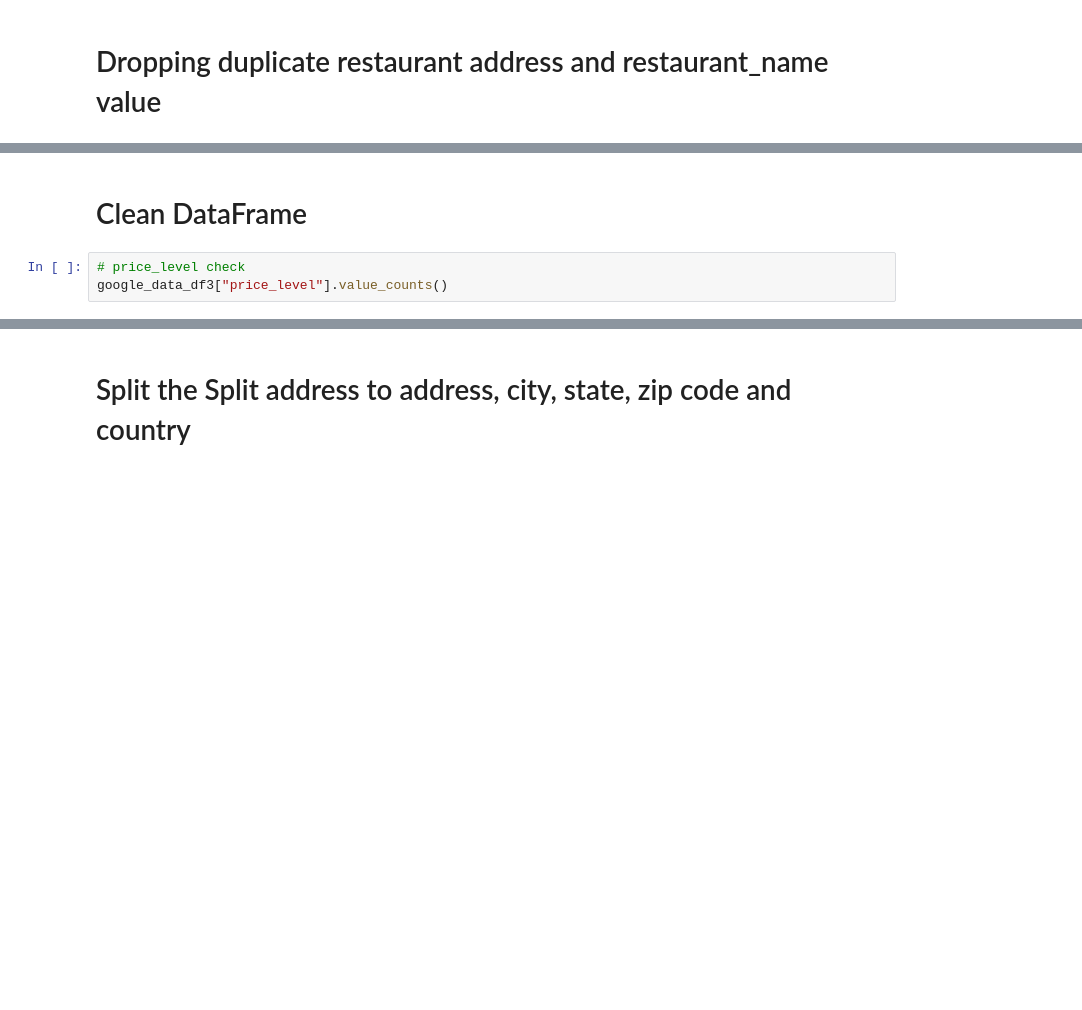
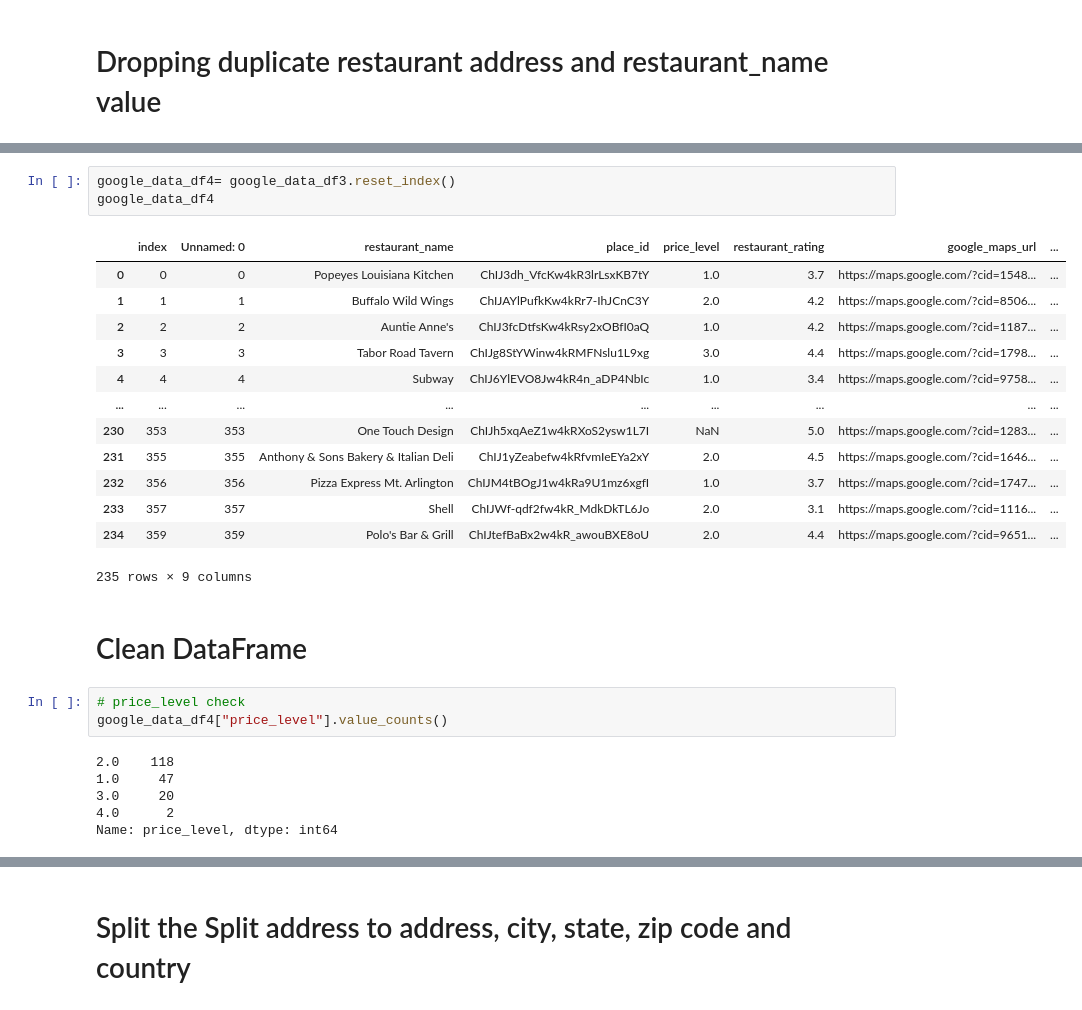
Before and after one commit to deliahellander/ETL-Project, a Jupyter notebook: Transformation/Transformation.ipynb, the cells around one changed output, grey strips where cells are left out. Cells and saved outputs as stored; diff of their text form; blank space fills up the shorter version.

```diff
--- a/Transformation/Transformation.ipynb
+++ b/Transformation/Transformation.ipynb
@@ -414,7 +499,30 @@ google_data_df3
+# %%
+google_data_df4= google_data_df3.reset_index()
+google_data_df4
+# %% [output]
+|  | index | Unnamed: 0 | restaurant_name | place_id | price_level | restaurant_rating | google_maps_url | ... |
+| 0 | 0 | 0 | Popeyes Louisiana Kitchen | ChIJ3dh_VfcKw4kR3lrLsxKB7tY | 1.0 | 3.7 | https://maps.google.com/?cid=1548... | ... |
+| 1 | 1 | 1 | Buffalo Wild Wings | ChIJAYlPufkKw4kRr7-IhJCnC3Y | 2.0 | 4.2 | https://maps.google.com/?cid=8506... | ... |
+| 2 | 2 | 2 | Auntie Anne's | ChIJ3fcDtfsKw4kRsy2xOBfI0aQ | 1.0 | 4.2 | https://maps.google.com/?cid=1187... | ... |
+| 3 | 3 | 3 | Tabor Road Tavern | ChIJg8StYWinw4kRMFNslu1L9xg | 3.0 | 4.4 | https://maps.google.com/?cid=1798... | ... |
+| 4 | 4 | 4 | Subway | ChIJ6YlEVO8Jw4kR4n_aDP4NbIc | 1.0 | 3.4 | https://maps.google.com/?cid=9758... | ... |
+| ... | ... | ... | ... | ... | ... | ... | ... | ... |
+| 230 | 353 | 353 | One Touch Design | ChIJh5xqAeZ1w4kRXoS2ysw1L7I | NaN | 5.0 | https://maps.google.com/?cid=1283... | ... |
+| 231 | 355 | 355 | Anthony & Sons Bakery & Italian Deli | ChIJ1yZeabefw4kRfvmIeEYa2xY | 2.0 | 4.5 | https://maps.google.com/?cid=1646... | ... |
+| 232 | 356 | 356 | Pizza Express Mt. Arlington | ChIJM4tBOgJ1w4kRa9U1mz6xgfI | 1.0 | 3.7 | https://maps.google.com/?cid=1747... | ... |
+| 233 | 357 | 357 | Shell | ChIJWf-qdf2fw4kR_MdkDkTL6Jo | 2.0 | 3.1 | https://maps.google.com/?cid=1116... | ... |
+| 234 | 359 | 359 | Polo's Bar & Grill | ChIJtefBaBx2w4kR_awouBXE8oU | 2.0 | 4.4 | https://maps.google.com/?cid=9651... | ... |
+235 rows × 9 columns
 # %% [markdown]
 # Clean DataFrame
 # %%
 # price_level check
-google_data_df3["price_level"].value_counts()
+google_data_df4["price_level"].value_counts()
+# %% [output]
+2.0    118
+1.0     47
+3.0     20
+4.0      2
+Name: price_level, dtype: int64
 # %%
 # restaurant_rating check
```
Also changed, not shown: parts of 11 cells of this notebook.
